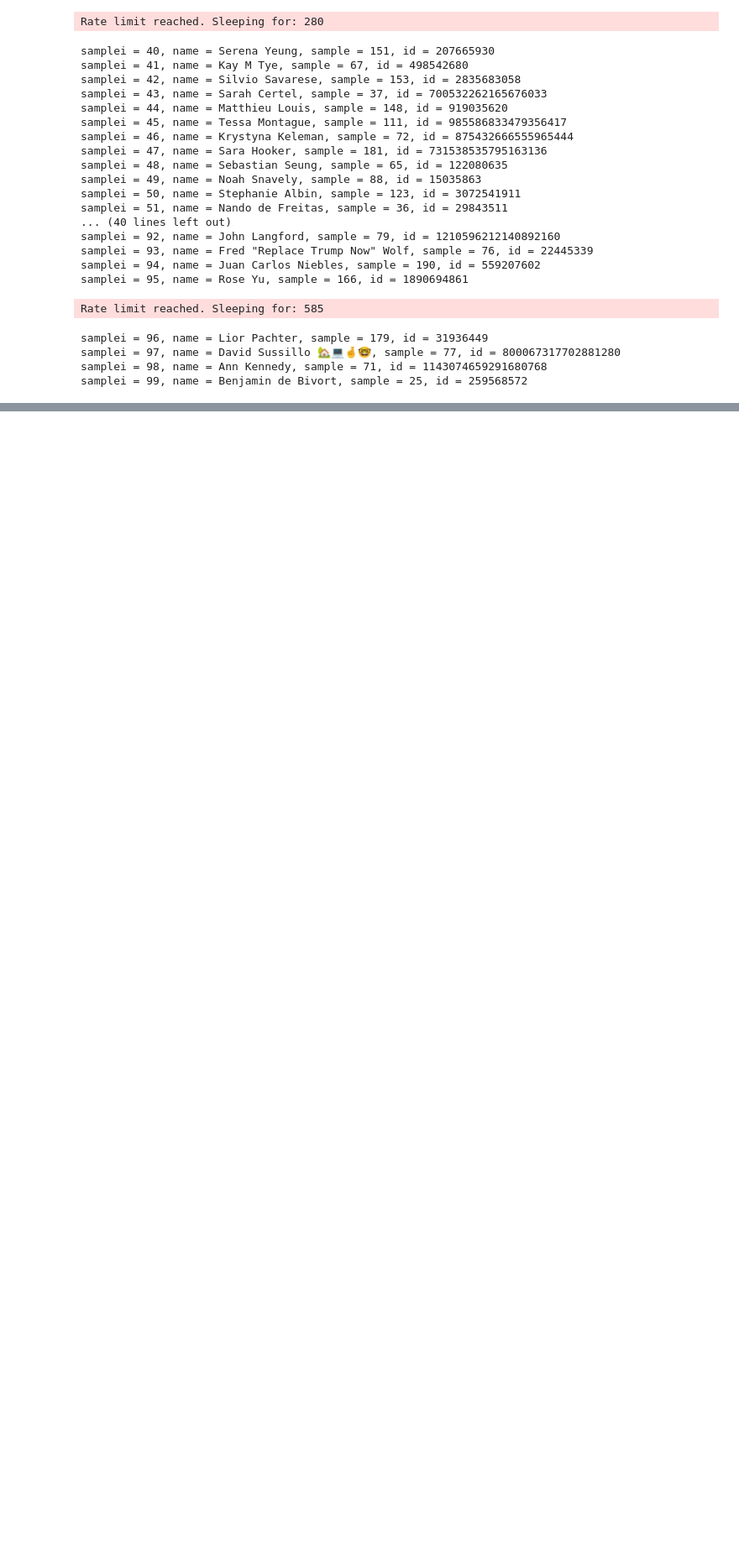
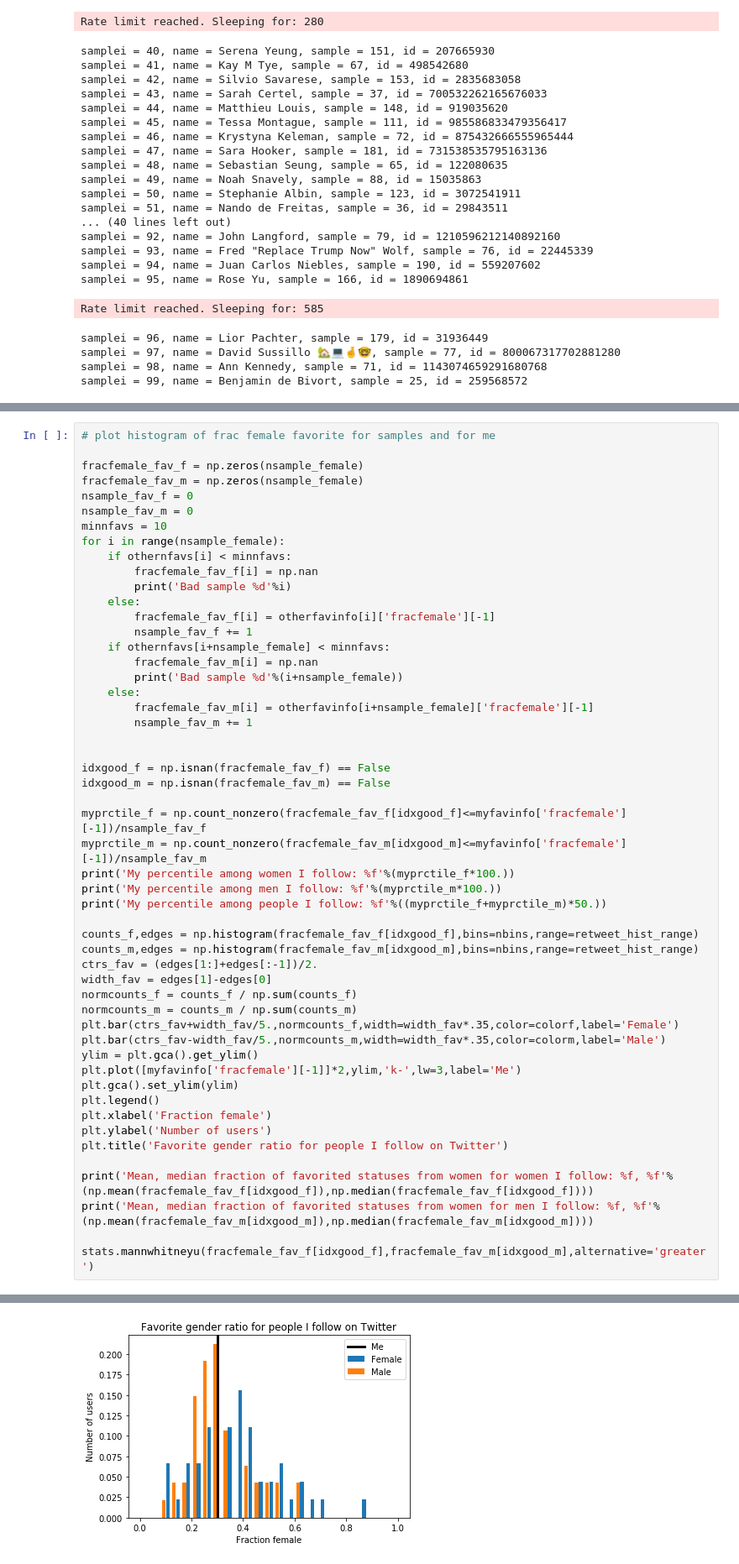
Before and after one commit to kristinbranson/TwitterGenderAnalysis, a Jupyter notebook: TwitterGenderAnalysis.ipynb, the cells around one changed output, grey strips where cells are left out. Shown at 84% size. Drawn from its saved outputs; the diff is of its cells as text; blank space fills up the shorter version.

```diff
--- a/TwitterGenderAnalysis.ipynb
+++ b/TwitterGenderAnalysis.ipynb
@@ -798,0 +872,53 @@ MannwhitneyuResult(statistic=1347.0, pvalue=0.020666258736301783)
+# %%
+# plot histogram of frac female favorite for samples and for me
+
+fracfemale_fav_f = np.zeros(nsample_female)
+fracfemale_fav_m = np.zeros(nsample_female)
+nsample_fav_f = 0
+nsample_fav_m = 0
+minnfavs = 10
+for i in range(nsample_female):
+    if othernfavs[i] < minnfavs:
+        fracfemale_fav_f[i] = np.nan
+        print('Bad sample %d'%i)
+    else:
+        fracfemale_fav_f[i] = otherfavinfo[i]['fracfemale'][-1]
+        nsample_fav_f += 1
+    if othernfavs[i+nsample_female] < minnfavs:
+        fracfemale_fav_m[i] = np.nan
+        print('Bad sample %d'%(i+nsample_female))
+    else:
+        fracfemale_fav_m[i] = otherfavinfo[i+nsample_female]['fracfemale'][-1]
+        nsample_fav_m += 1
+
+
+idxgood_f = np.isnan(fracfemale_fav_f) == False
+idxgood_m = np.isnan(fracfemale_fav_m) == False
+
+myprctile_f = np.count_nonzero(fracfemale_fav_f[idxgood_f]<=myfavinfo['fracfemale'][-1])/nsample_fav_f
+myprctile_m = np.count_nonzero(fracfemale_fav_m[idxgood_m]<=myfavinfo['fracfemale'][-1])/nsample_fav_m
+print('My percentile among women I follow: %f'%(myprctile_f*100.))
+print('My percentile among men I follow: %f'%(myprctile_m*100.))
+print('My percentile among people I follow: %f'%((myprctile_f+myprctile_m)*50.))
+
+counts_f,edges = np.histogram(fracfemale_fav_f[idxgood_f],bins=nbins,range=retweet_hist_range)
+counts_m,edges = np.histogram(fracfemale_fav_m[idxgood_m],bins=nbins,range=retweet_hist_range)
+ctrs_fav = (edges[1:]+edges[:-1])/2.
+width_fav = edges[1]-edges[0]
+normcounts_f = counts_f / np.sum(counts_f)
+normcounts_m = counts_m / np.sum(counts_m)
+plt.bar(ctrs_fav+width_fav/5.,normcounts_f,width=width_fav*.35,color=colorf,label='Female')
+plt.bar(ctrs_fav-width_fav/5.,normcounts_m,width=width_fav*.35,color=colorm,label='Male')
+ylim = plt.gca().get_ylim()
+plt.plot([myfavinfo['fracfemale'][-1]]*2,ylim,'k-',lw=3,label='Me')
+plt.gca().set_ylim(ylim)
+plt.legend()
+plt.xlabel('Fraction female')
+plt.ylabel('Number of users')
+plt.title('Favorite gender ratio for people I follow on Twitter')
+
+print('Mean, median fraction of favorited statuses from women for women I follow: %f, %f'%(np.mean(fracfemale_fav_f[idxgood_f]),np.median(fracfemale_fav_f[idxgood_f])))
+print('Mean, median fraction of favorited statuses from women for men I follow: %f, %f'%(np.mean(fracfemale_fav_m[idxgood_m]),np.median(fracfemale_fav_m[idxgood_m])))
+
+stats.mannwhitneyu(fracfemale_fav_f[idxgood_f],fracfemale_fav_m[idxgood_m],alternative='greater')
+# %% [output]
@@ -798,0 +939 @@ MannwhitneyuResult(statistic=1347.0, pvalue=0.020666258736301783)
+[figure, added]
```
Also changed, not shown: parts of 12 cells of this notebook.
